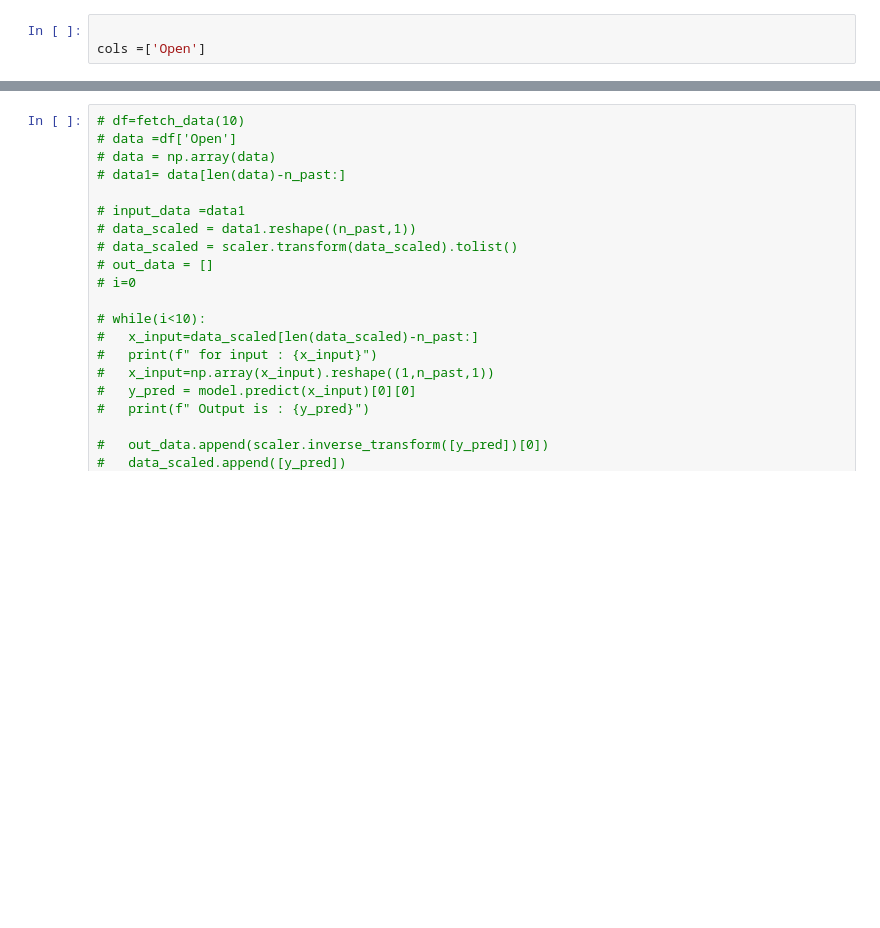
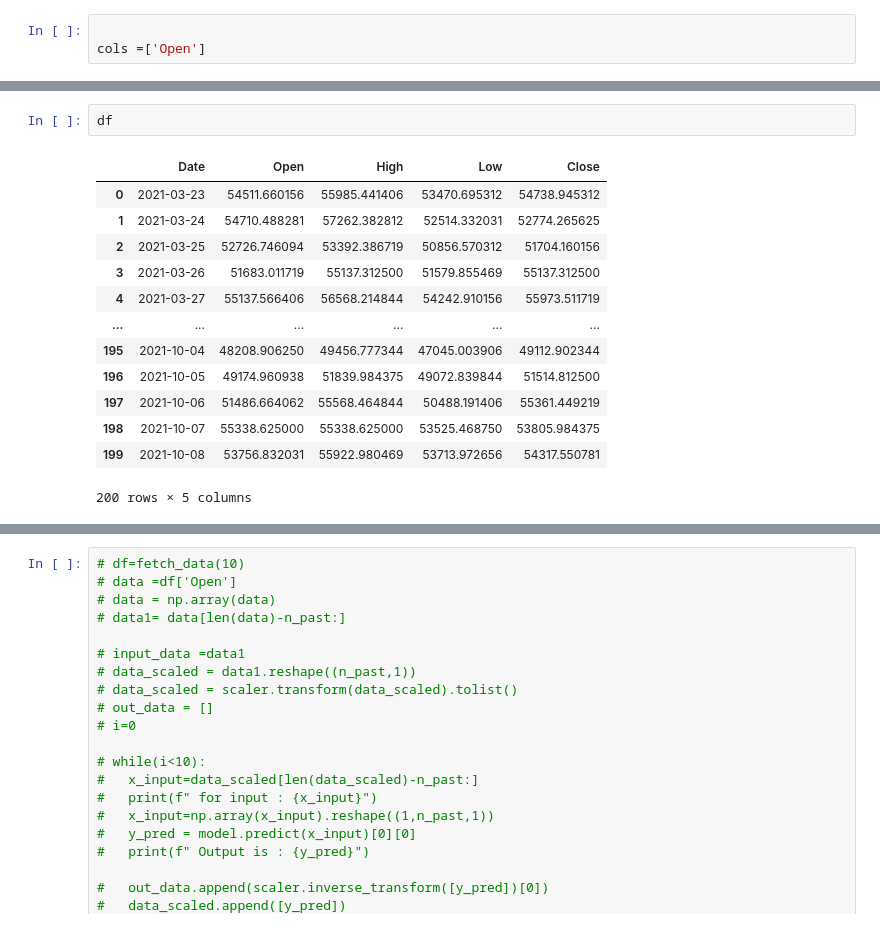
Before and after one commit to Yash-Sapre/CryptoTrendPredict, a Jupyter notebook: LSTM_v1.ipynb, the cells around one changed output, grey strips where cells are left out. Saved outputs shown, nothing was run; the diff lists cells and outputs as text; blank space fills up the shorter version.

```diff
--- a/LSTM_v1.ipynb
+++ b/LSTM_v1.ipynb
@@ -149,3 +184,19 @@ Epoch 100/100
+# %%
+df
+# %% [output]
+|  | Date | Open | High | Low | Close |
+| 0 | 2021-03-23 | 54511.660156 | 55985.441406 | 53470.695312 | 54738.945312 |
+| 1 | 2021-03-24 | 54710.488281 | 57262.382812 | 52514.332031 | 52774.265625 |
+| 2 | 2021-03-25 | 52726.746094 | 53392.386719 | 50856.570312 | 51704.160156 |
+| 3 | 2021-03-26 | 51683.011719 | 55137.312500 | 51579.855469 | 55137.312500 |
+| 4 | 2021-03-27 | 55137.566406 | 56568.214844 | 54242.910156 | 55973.511719 |
+| ... | ... | ... | ... | ... | ... |
+| 195 | 2021-10-04 | 48208.906250 | 49456.777344 | 47045.003906 | 49112.902344 |
+| 196 | 2021-10-05 | 49174.960938 | 51839.984375 | 49072.839844 | 51514.812500 |
+| 197 | 2021-10-06 | 51486.664062 | 55568.464844 | 50488.191406 | 55361.449219 |
+| 198 | 2021-10-07 | 55338.625000 | 55338.625000 | 53525.468750 | 53805.984375 |
+| 199 | 2021-10-08 | 53756.832031 | 55922.980469 | 53713.972656 | 54317.550781 |
+200 rows × 5 columns
 # %%
 df=fetch_data(10)
 data =df['Open']
```
Also changed, not shown: parts of 10 cells of this notebook, 1 other file.
